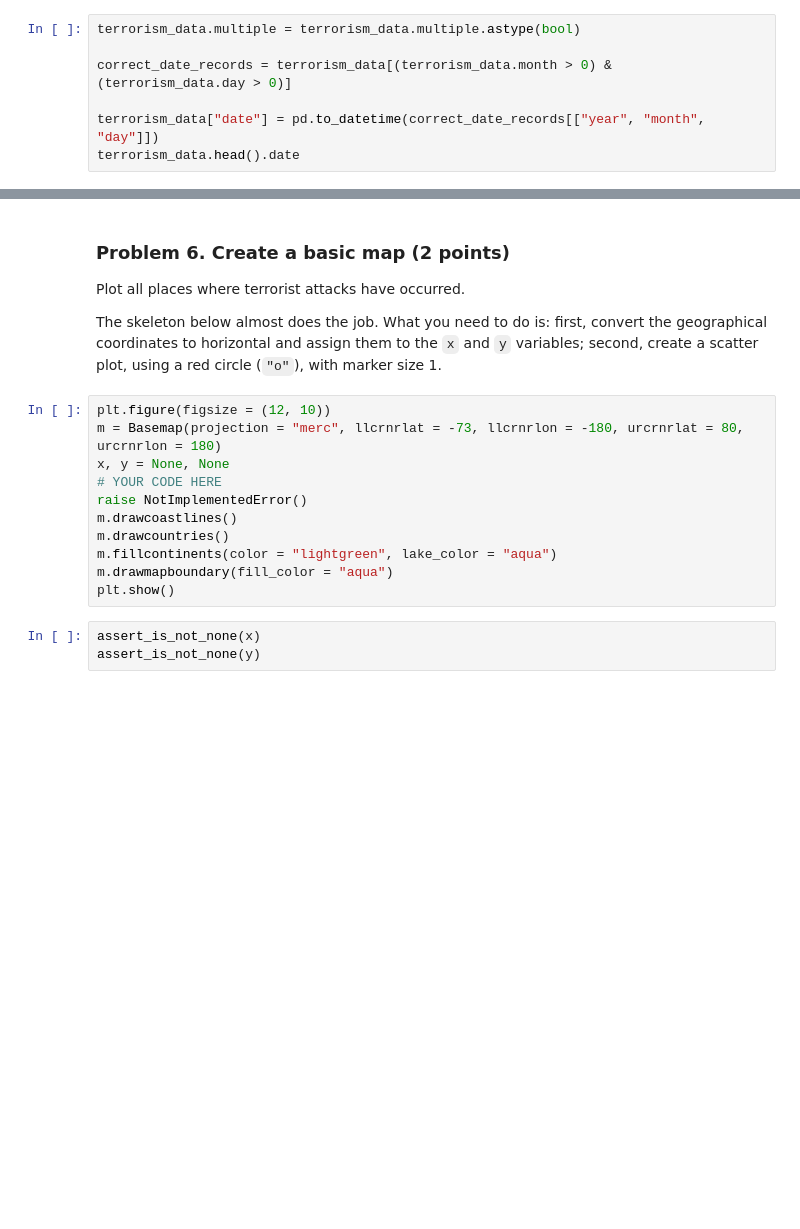
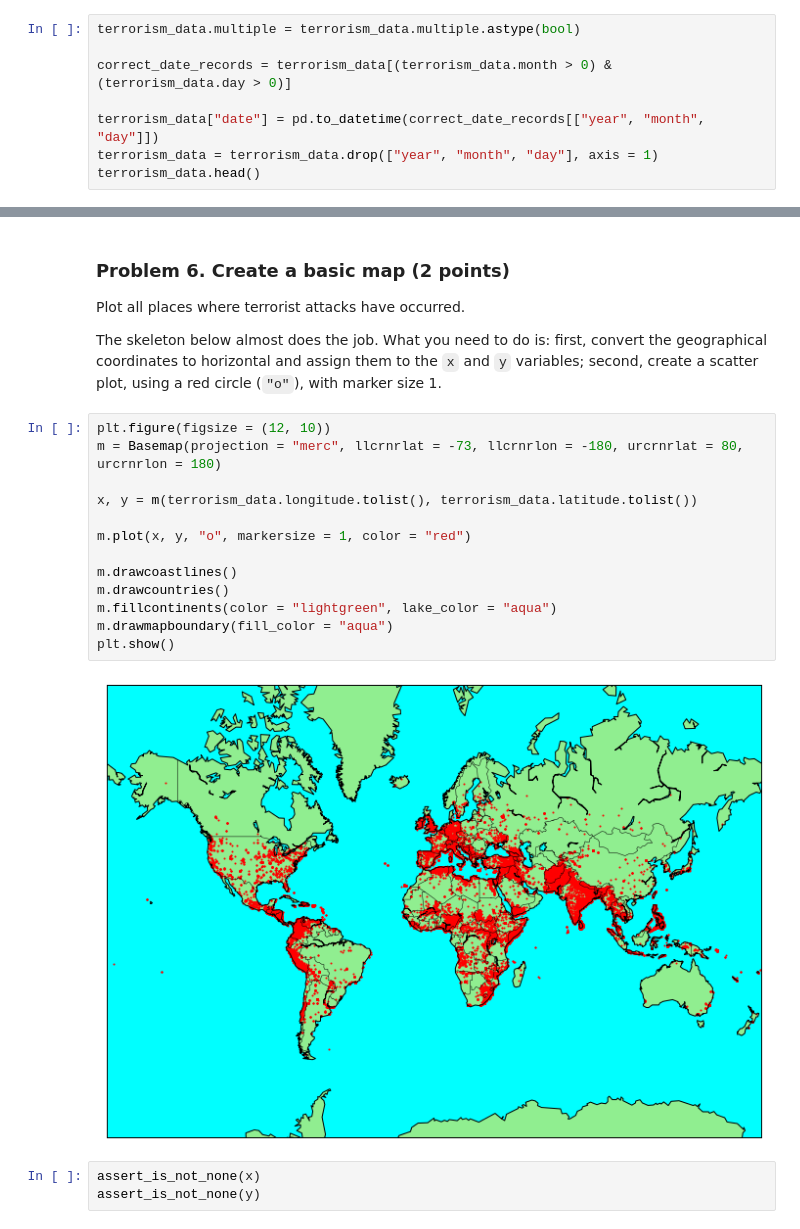
Before and after one commit to DDeveloperBG/AI, a Jupyter notebook: DataScience-Exercies/Working with Spatial Data. Network Analysis/Spatial Data and Networks Lab.ipynb, the cells around one changed output, grey strips where cells are left out. Drawn from its saved outputs; the diff is of its cells as text; blank space fills up the shorter version.

Commit message:
Added Spatial Data and Networks Homework

```diff
--- a/DataScience-Exercies/Working with Spatial Data. Network Analysis/Spatial Data and Networks Lab.ipynb
+++ b/DataScience-Exercies/Working with Spatial Data. Network Analysis/Spatial Data and Networks Lab.ipynb
@@ -107,5 +106,6 @@ terrorism_data.multiple = terrorism_data.multiple.astype(bool)
 correct_date_records = terrorism_data[(terrorism_data.month > 0) & (terrorism_data.day > 0)]
 
 terrorism_data["date"] = pd.to_datetime(correct_date_records[["year", "month", "day"]])
-terrorism_data.head().date
+terrorism_data = terrorism_data.drop(["year", "month", "day"], axis = 1)
+terrorism_data.head()
 # %% [output]
@@ -223,14 +224,18 @@ The skeleton below almost does the job. What you need to do is: first, convert t
 # %%
 plt.figure(figsize = (12, 10))
 m = Basemap(projection = "merc", llcrnrlat = -73, llcrnrlon = -180, urcrnrlat = 80, urcrnrlon = 180)
-x, y = None, None
-# YOUR CODE HERE
-raise NotImplementedError()
+
+x, y = m(terrorism_data.longitude.tolist(), terrorism_data.latitude.tolist())
+
+m.plot(x, y, "o", markersize = 1, color = "red")
+
 m.drawcoastlines()
 m.drawcountries()
 m.fillcontinents(color = "lightgreen", lake_color = "aqua")
 m.drawmapboundary(fill_color = "aqua")
 plt.show()
+# %% [output]
+[figure, added]
 # %%
 assert_is_not_none(x)
 assert_is_not_none(y)
```
Also changed, not shown: parts of 22 cells of this notebook.
